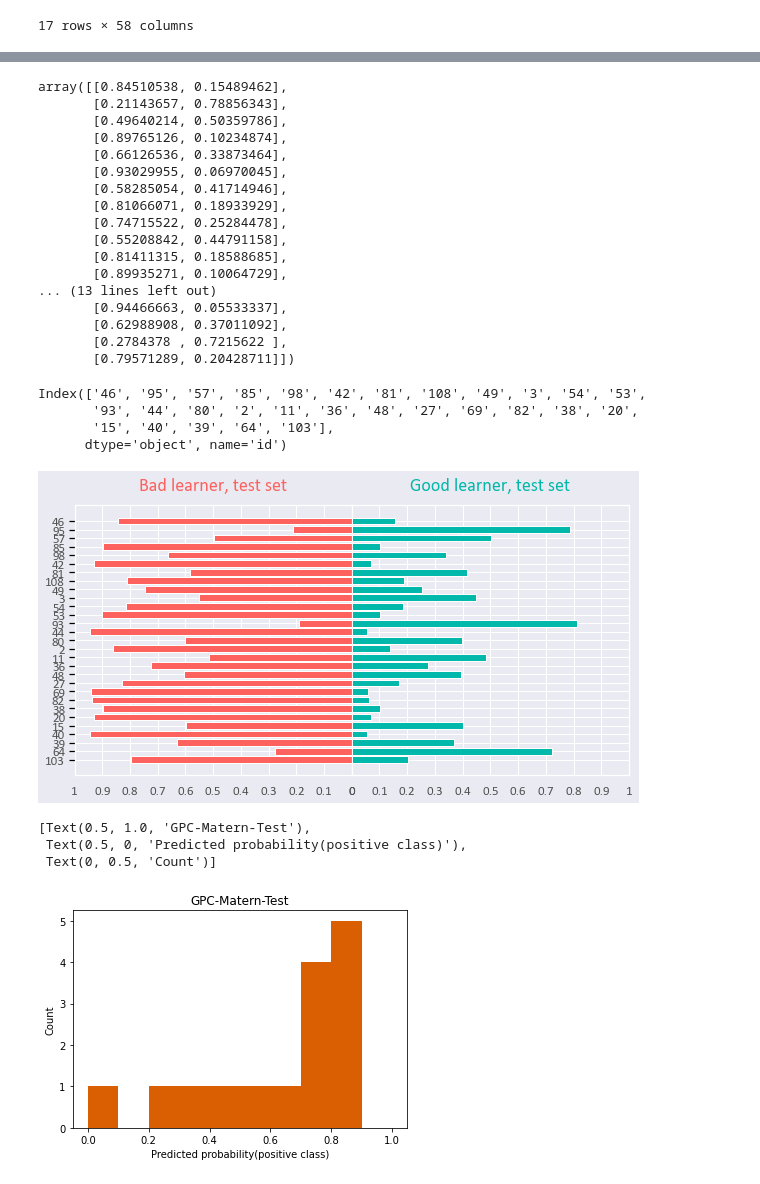
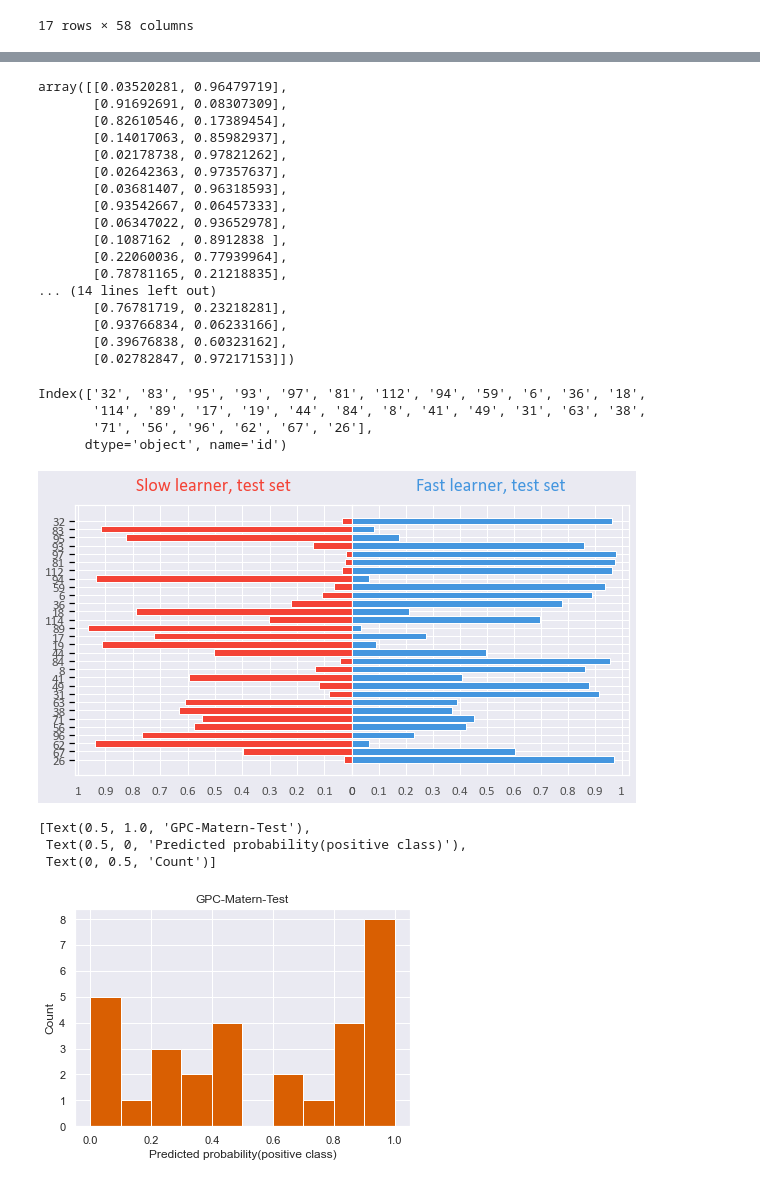
Before and after one commit to pgullstrand/Gigacow-tools, a Jupyter notebook: Model_time_series/GP_model/gp_learner.ipynb, the cells around one changed output, grey strips where cells are left out. Saved outputs shown, nothing was run; the diff lists cells and outputs as text; code cells hidden in the pictures.

Commit message:
updates on fast/slow learner

```diff
--- a/Model_time_series/GP_model/gp_learner.ipynb
+++ b/Model_time_series/GP_model/gp_learner.ipynb
@@ -18,5 +18,5 @@ grid['kernel'] = [1*RBF(length_scale=1.0, length_scale_bounds=(1e-2, 1e2)),
                 ]
 
 
-dataDir = Path.cwd().parent.parent.parent/'Data/processed'
-ts_dataset = pd.read_csv(dataDir/"learner_118_new_meanTimeCost.csv", index_col="id")
+dataDir = Path.cwd().parent.parent/'Data/processed'
+ts_dataset = pd.read_csv(dataDir/"learner_118_new_meanTimeCost_minPara.csv", index_col="id")
@@ -46,9 +26,9 @@ param_grid = {"alpha": [1e0, 1e-1, 1e-2, 1e-3],
 X = ts_dataset.iloc[:, 0:len(ts_dataset.columns)-1].copy()
 y = pd.DataFrame(ts_dataset.iloc[:, -1])
 # split dataset into training and test set
-X_train, X_test, y_train, y_test = train_test_split(X, y, test_size=0.2, random_state=28)
+X_train, X_test, y_train, y_test = train_test_split(X, y, test_size=0.25, random_state=68)
 model = GaussianProcessClassifier()
-cv = RepeatedStratifiedKFold(n_splits=3, n_repeats=3, random_state=5)
+cv = RepeatedStratifiedKFold(n_splits=5, n_repeats=5, random_state=5)
 # exhausive search over different kernels
 search = GridSearchCV(estimator=model, param_grid=grid, scoring='accuracy', cv=cv, n_jobs=-1)
 # fit model into the dataset
@@ -217,9 +185,10 @@ pred_train = model.predict(X_train)
 # %%
-#best_kernel = 1*DotProduct()
-#best_kernel = 1**2 * RationalQuadratic(alpha=1, length_scale=1)
-#best_kernel = 1*RBF()
-best_kernel = 1**2 * Matern(length_scale=1, nu=1.5)
-model = GaussianProcessClassifier(kernel=best_kernel, random_state=20, n_jobs=-1)
+# best_kernel = 1*DotProduct()
+# best_kernel = 1**2 * RationalQuadratic(alpha=1, length_scale=1)
+best_kernel = 1**2 * Matern(length_scale=1, nu=1.5) + 1**2 * WhiteKernel(noise_level=0.5)
+# best_kernel = 1**2 * Matern(length_scale=1, nu=1.5)
+# best_kernel = 1**2 * RBF(length_scale=1)
+model = GaussianProcessClassifier(kernel=best_kernel, random_state=30, n_jobs=-1)
 model.fit(X_train, y_train.values.ravel())
 print("Mean accuracy on training data: ", model.score(X_train, y_train))
 print("Prediction on test data: ", model.predict(X_test))
@@ -281,31 +264,31 @@ y_test
 prob_list = model.predict_proba(X_test)
 prob_list
 # %% [output]
-array([[0.84510538, 0.15489462],
-       [0.21143657, 0.78856343],
-       [0.49640214, 0.50359786],
-       [0.89765126, 0.10234874],
-       [0.66126536, 0.33873464],
-       [0.93029955, 0.06970045],
-       [0.58285054, 0.41714946],
-       [0.81066071, 0.18933929],
-       [0.74715522, 0.25284478],
-       [0.55208842, 0.44791158],
-       [0.81411315, 0.18588685],
-       [0.89935271, 0.10064729],
-... (13 lines left out)
-       [0.94466663, 0.05533337],
-       [0.62988908, 0.37011092],
-       [0.2784378 , 0.7215622 ],
-       [0.79571289, 0.20428711]])
+array([[0.03520281, 0.96479719],
+       [0.91692691, 0.08307309],
+       [0.82610546, 0.17389454],
+       [0.14017063, 0.85982937],
+       [0.02178738, 0.97821262],
+       [0.02642363, 0.97357637],
+       [0.03681407, 0.96318593],
+       [0.93542667, 0.06457333],
+       [0.06347022, 0.93652978],
+       [0.1087162 , 0.8912838 ],
+       [0.22060036, 0.77939964],
+       [0.78781165, 0.21218835],
+... (14 lines left out)
+       [0.76781719, 0.23218281],
+       [0.93766834, 0.06233166],
+       [0.39676838, 0.60323162],
+       [0.02782847, 0.97217153]])
 # %%
 cow_id = X_test.index.copy()
 cow_id = cow_id.astype(str)
 cow_id
 # %% [output]
-Index(['46', '95', '57', '85', '98', '42', '81', '108', '49', '3', '54', '53',
-       '93', '44', '80', '2', '11', '36', '48', '27', '69', '82', '38', '20',
-       '15', '40', '39', '64', '103'],
+Index(['32', '83', '95', '93', '97', '81', '112', '94', '59', '6', '36', '18',
+       '114', '89', '17', '19', '44', '84', '8', '41', '49', '31', '63', '38',
+       '71', '56', '96', '62', '67', '26'],
       dtype='object', name='id')
 # %%
 import matplotlib.pyplot as plt
@@ -317,47 +300,47 @@ sns.set()
 font_color = '#525252'
 hfont = {'fontname':'Calibri'}
 facecolor = '#eaeaf2'
-color_red = '#fd625e'
-color_blue = '#01b8aa'
+color_red = '#f44336'
+color_blue = '#4496df'
 index = cow_id
 column0 = prob_list[:, 0]
 column1 = prob_list[:, 1]
-title0 = 'Bad learner, test set'
-title1 = 'Good learner, test set'
+title0 = 'Slow learner, test set'
+title1 = 'Fast learner, test set'
 
 fig, axes = plt.subplots(figsize=(10,5), facecolor=facecolor, ncols=2, sharey=True)
 fig.tight_layout()
 
 axes[0].barh(index, column0, align='center', color=color_red, zorder=10)
 axes[0].set_title(title0, fontsize=18, pad=15, color=color_red, **hfont)
 axes[1].barh(index, column1, align='center', color=color_blue, zorder=10)
 axes[1].set_title(title1, fontsize=18, pad=15, color=color_blue, **hfont)
 
 # If you have positive numbers and want to invert the x-axis of the left plot
 axes[0].invert_xaxis()
 
 # To show data from highest to lowest
 plt.gca().invert_yaxis()
 
 axes[0].set(yticks=cow_id, yticklabels=cow_id)
 axes[0].yaxis.tick_left()
 axes[0].tick_params(axis='y', colors='black') # tick color
 
 axes[0].set_xticks([0, 0.1, 0.2, 0.3, 0.4, 0.5, 0.6, 0.7, 0.8, 0.9, 1])
 axes[0].set_xticklabels([0, 0.1, 0.2, 0.3, 0.4, 0.5, 0.6, 0.7, 0.8, 0.9, 1])
 axes[1].set_xticks([0, 0.1, 0.2, 0.3, 0.4, 0.5, 0.6, 0.7, 0.8, 0.9, 1])
 axes[1].set_xticklabels([0, 0.1, 0.2, 0.3, 0.4, 0.5, 0.6, 0.7, 0.8, 0.9, 1])
 
 for label in (axes[0].get_xticklabels() + axes[0].get_yticklabels()):
     label.set(fontsize=13, color=font_color, **hfont)
 for label in (axes[1].get_xticklabels() + axes[1].get_yticklabels()):
     label.set(fontsize=13, color=font_color, **hfont)
 
 plt.subplots_adjust(wspace=0, top=0.85, bottom=0.1, left=0.18, right=0.95)
 filename = 'good&bad_learner'
 plt.savefig(filename+'.png', facecolor=facecolor)
 # %% [output]
-[figure, old version]
+[figure, new version]
 # %%
 import matplotlib.pyplot as plt
 from matplotlib.gridspec import GridSpec
@@ -378,7 +361,7 @@ ax.set(title="GPC-Matern-Test", xlabel="Predicted probability(positive class)",
 [Text(0.5, 1.0, 'GPC-Matern-Test'),
  Text(0.5, 0, 'Predicted probability(positive class)'),
  Text(0, 0.5, 'Count')]
-[figure, old version]
+[figure, new version]
 # %%
 ts_dataset
 # %% [output]
```
Also changed, not shown: parts of 18 cells of this notebook, 1 other file.
